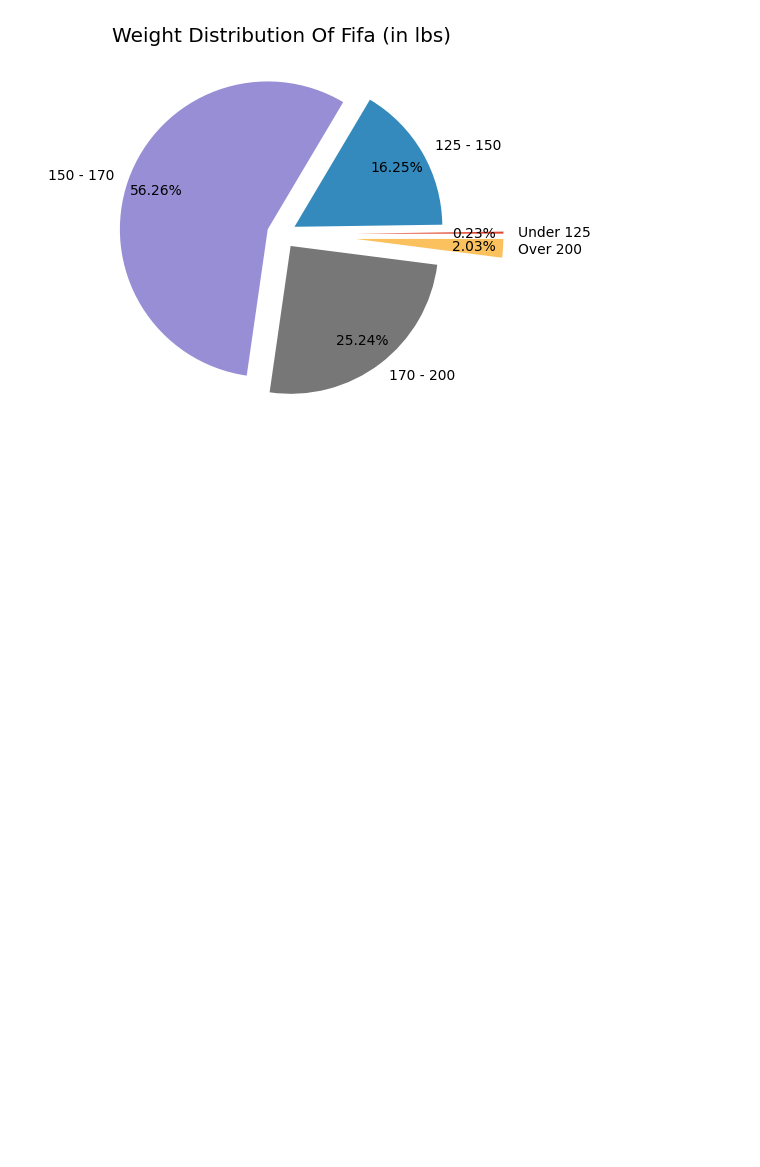
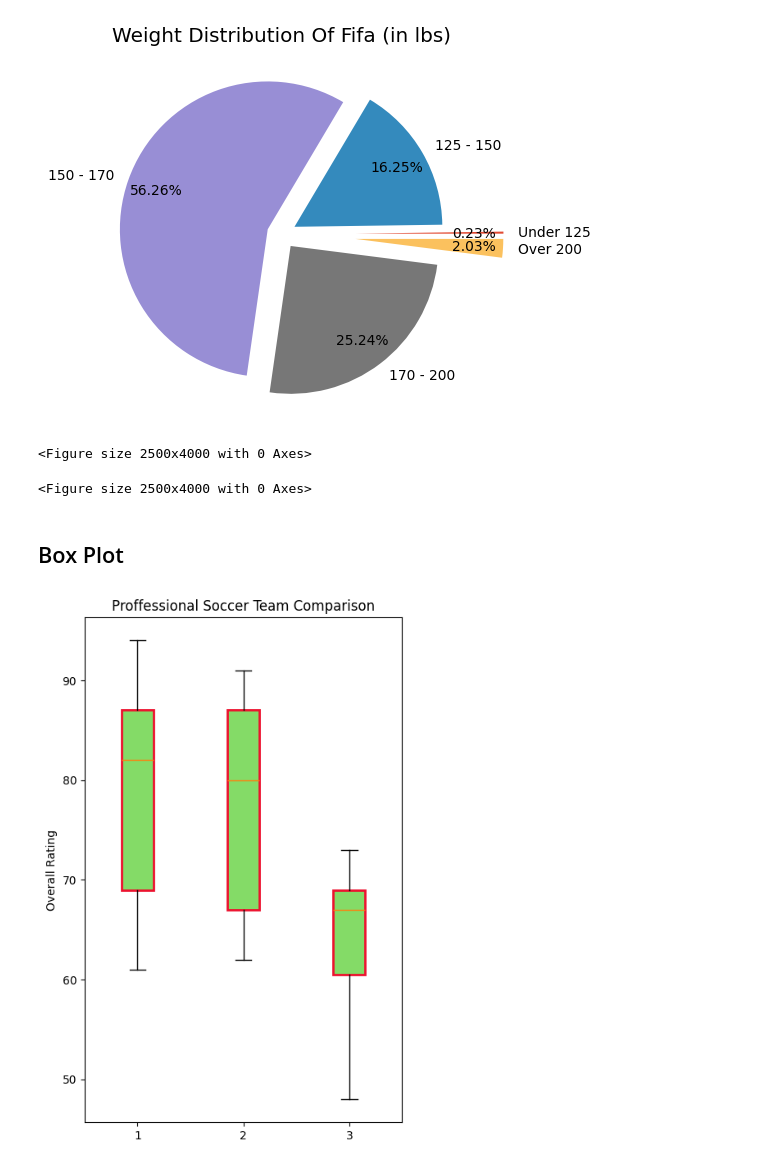
Before and after one commit to VAIBHAVranjan1/Learning-Matplotlib, a Jupyter notebook: fifa_data.ipynb, the cells around one changed output. Cells and saved outputs as stored; diff of their text form; code cells hidden in the pictures; blank space fills up the shorter version.

Commit message:
Box Plot Done

```diff
--- a/fifa_data.ipynb
+++ b/fifa_data.ipynb
@@ -63,0 +74,23 @@ plt.show()
+# %%
+plt.style.use('default')
+barcelona = fifa.loc[fifa.Club == 'FC Barcelona']['Overall']
+madrid = fifa.loc[fifa.Club == 'Real Madrid']['Overall']
+new_england = fifa.loc[fifa.Club == 'New England Revolution']['Overall']
+# %% [output]
+<Figure size 2500x4000 with 0 Axes>
+<Figure size 2500x4000 with 0 Axes>
+# %% [markdown]
+## Box Plot
+# %%
+plt.figure(figsize=(5, 8))
+labels = ['Barcelona', 'Real Madrid', 'New England Revolution']
+box = plt.boxplot([barcelona, madrid, new_england], label=labels, patch_artist=True)
+
+for boxes in box['boxes']:
+    boxes.set(color = '#ed112e', linewidth=2, facecolor='#84db67')
+
+plt.title("Proffessional Soccer Team Comparison")
+plt.ylabel("Overall Rating")
+plt.show()
+# %% [output]
+[figure, added]
```
Also changed, not shown: parts of 2 cells of this notebook.
